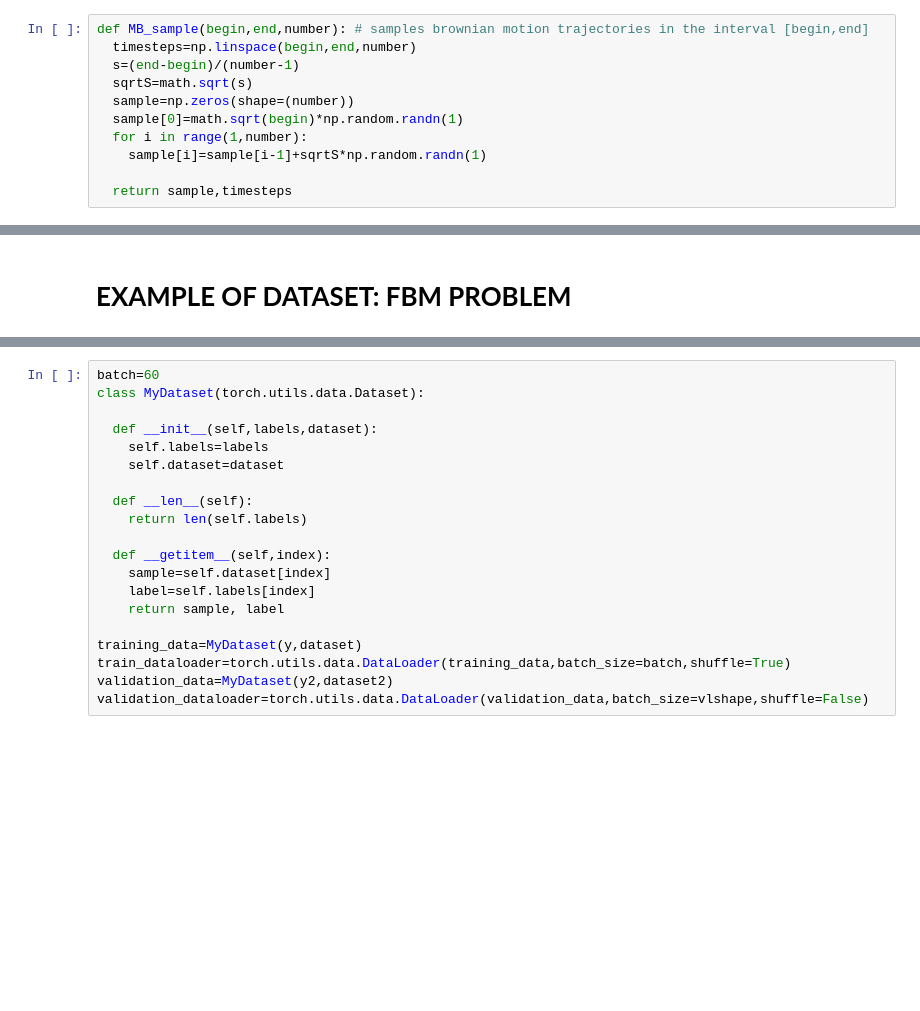
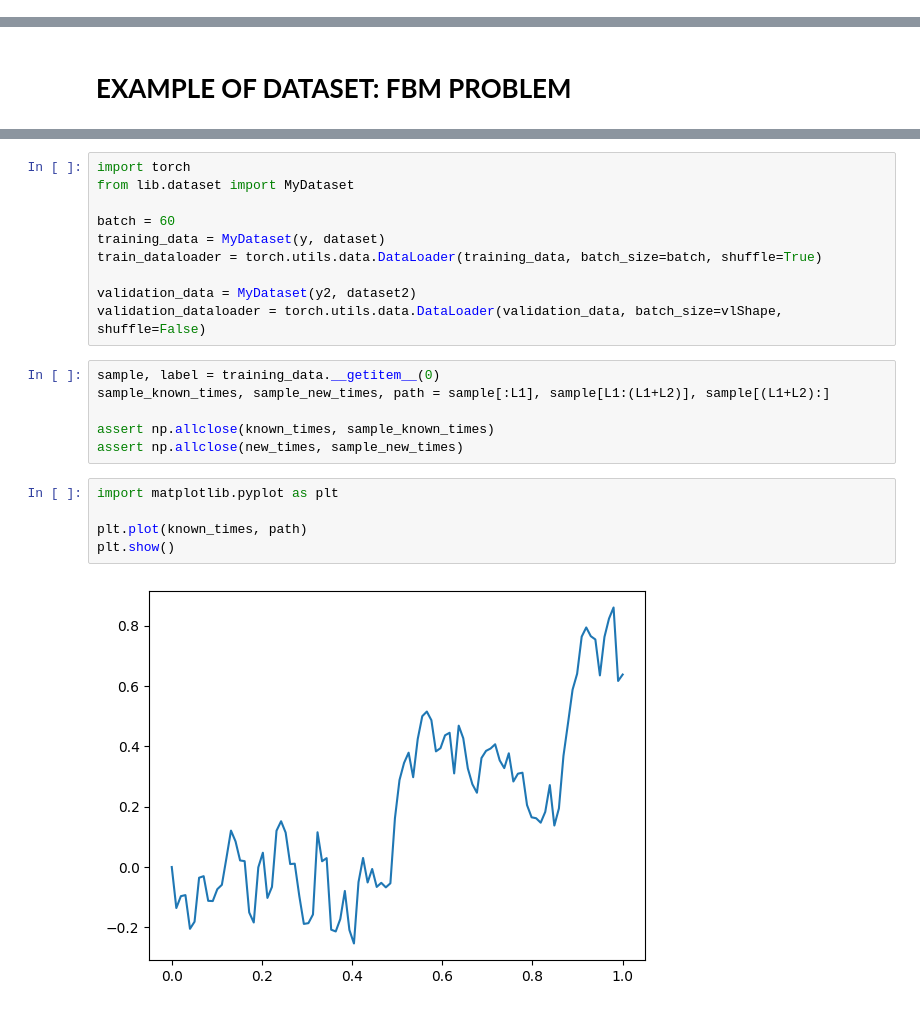
Before and after one commit to lorenzolucchese/gp-esig-classifier, a Jupyter notebook: DatasetGeneration.ipynb, the cells around one changed output, grey strips where cells are left out. Cells and saved outputs as stored; diff of their text form; blank space fills up the shorter version.

```diff
--- a/DatasetGeneration.ipynb
+++ b/DatasetGeneration.ipynb
@@ -5,11 +2,0 @@
-# %%
-def MB_sample(begin,end,number): # samples brownian motion trajectories in the interval [begin,end]
-  timesteps=np.linspace(begin,end,number)
-  s=(end-begin)/(number-1)
-  sqrtS=math.sqrt(s)
-  sample=np.zeros(shape=(number))
-  sample[0]=math.sqrt(begin)*np.random.randn(1)
-  for i in range(1,number):
-    sample[i]=sample[i-1]+sqrtS*np.random.randn(1)
-
-  return sample,timesteps
@@ -148,20 +83,23 @@ y3[300:]=np.ones((300,1),dtype='uint8')
 # %%
-batch=60
-class MyDataset(torch.utils.data.Dataset):
+import torch
+from lib.dataset import MyDataset
 
-  def __init__(self,labels,dataset):
-    self.labels=labels
-    self.dataset=dataset
+batch = 60
+training_data = MyDataset(y, dataset)
+train_dataloader = torch.utils.data.DataLoader(training_data, batch_size=batch, shuffle=True)
 
-  def __len__(self):
-    return len(self.labels)
-
-  def __getitem__(self,index):
-    sample=self.dataset[index]
-    label=self.labels[index]
-    return sample, label
-
-training_data=MyDataset(y,dataset)
-train_dataloader=torch.utils.data.DataLoader(training_data,batch_size=batch,shuffle=True)
-validation_data=MyDataset(y2,dataset2)
-validation_dataloader=torch.utils.data.DataLoader(validation_data,batch_size=vlshape,shuffle=False)
+validation_data = MyDataset(y2, dataset2)
+validation_dataloader = torch.utils.data.DataLoader(validation_data, batch_size=vlShape, shuffle=False)
+# %%
+sample, label = training_data.__getitem__(0)
+sample_known_times, sample_new_times, path = sample[:L1], sample[L1:(L1+L2)], sample[(L1+L2):]
+
+assert np.allclose(known_times, sample_known_times)
+assert np.allclose(new_times, sample_new_times)
+# %%
+import matplotlib.pyplot as plt
+
+plt.plot(known_times, path)
+plt.show()
+# %% [output]
+[figure, added]
```
Also changed, not shown: parts of 8 cells of this notebook, 6 other files.
